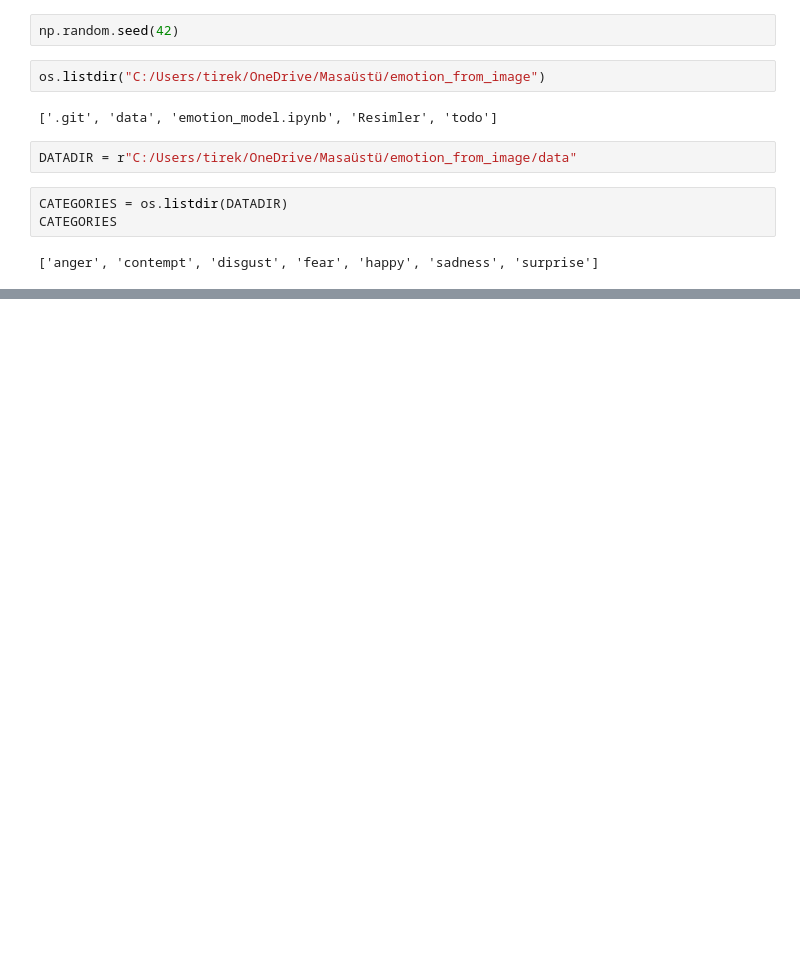
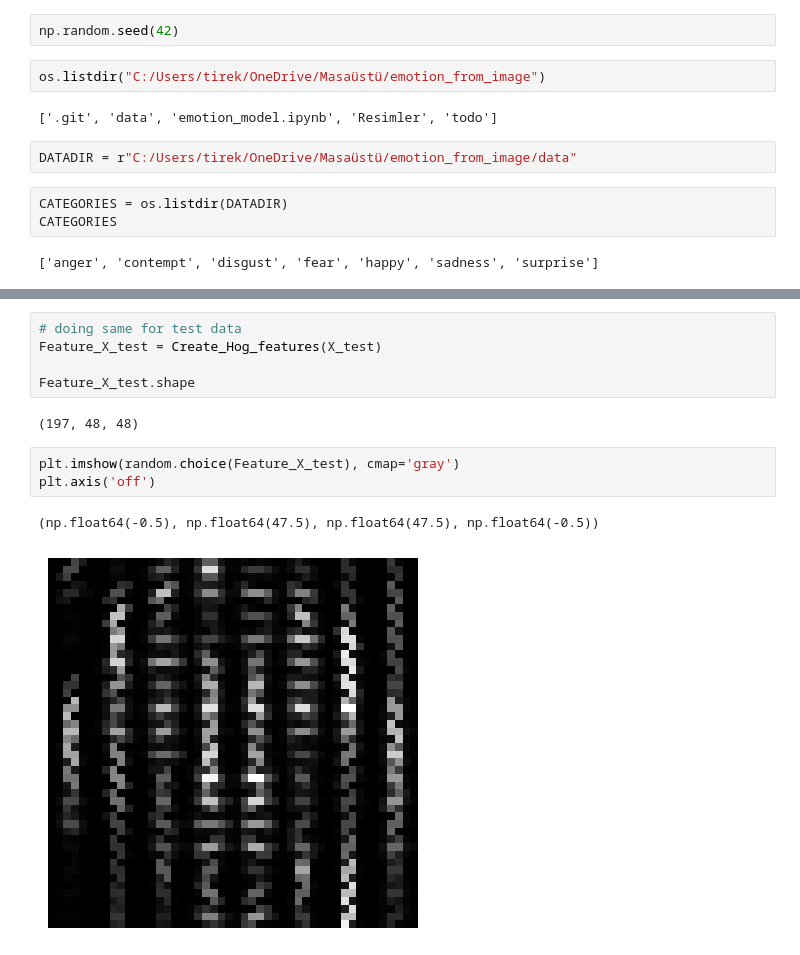
Before and after one commit to nazlitirek/emotion-analysis-from-image-data, a Jupyter notebook: emotion_model.ipynb, the cells around one changed output, grey strips where cells are left out. Drawn from its saved outputs; the diff is of its cells as text; blank space fills up the shorter version.

```diff
--- a/emotion_model.ipynb
+++ b/emotion_model.ipynb
@@ -217,0 +234,13 @@ AttributeError: 'NoneType' object has no attribute 'dtype'
+# %%
+# doing same for test data
+Feature_X_test = Create_Hog_features(X_test)
+
+Feature_X_test.shape
+# %% [output]
+(197, 48, 48)
+# %%
+plt.imshow(random.choice(Feature_X_test), cmap='gray')
+plt.axis('off')
+# %% [output]
+(np.float64(-0.5), np.float64(47.5), np.float64(47.5), np.float64(-0.5))
+[figure, added]
```
Also changed, not shown: parts of 50 cells of this notebook, 3 other files.
